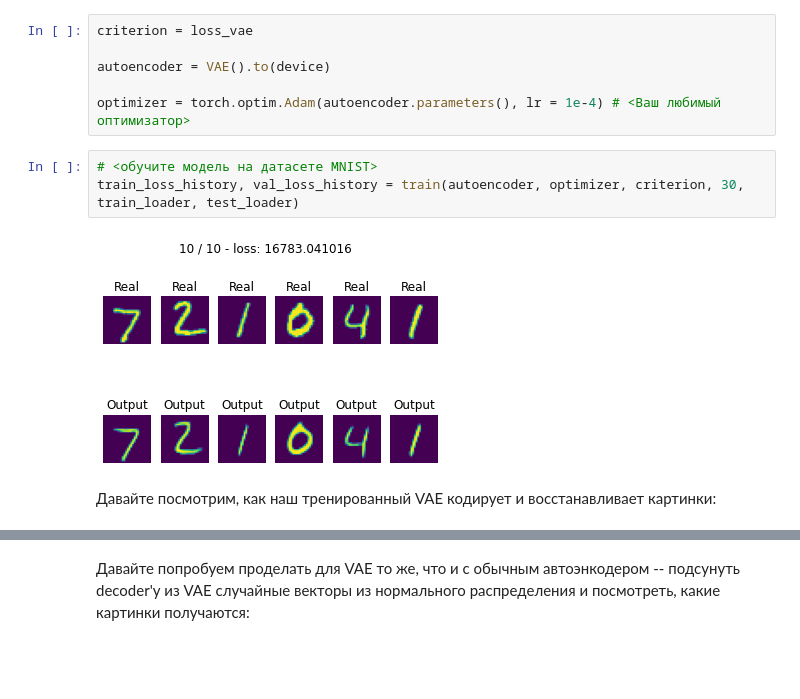
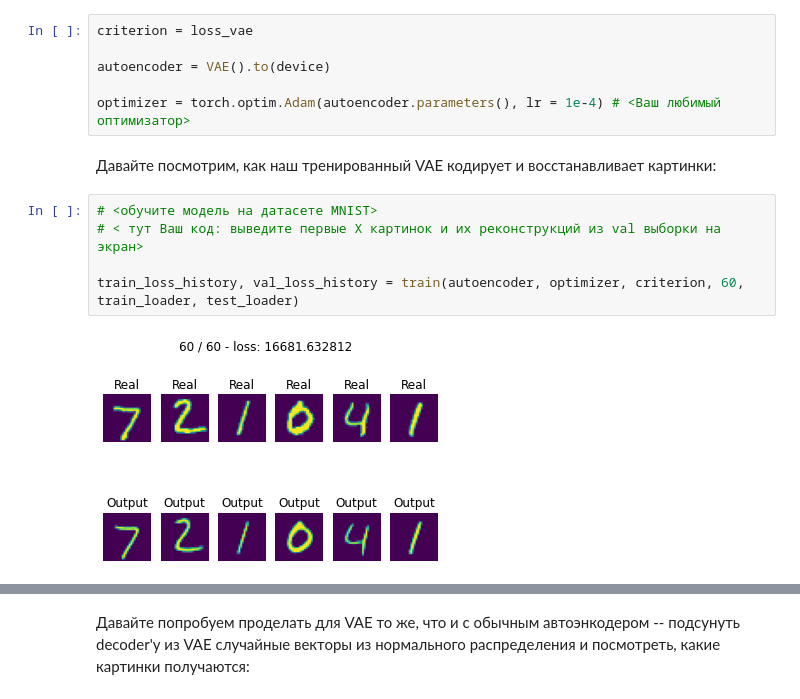
Before and after one commit to protaxY/DLS, a Jupyter notebook: [hw]autoencoders.ipynb, the cells around one changed output, grey strips where cells are left out. Saved outputs shown, nothing was run; the diff lists cells and outputs as text; blank space fills up the shorter version.

```diff
--- a/[hw]autoencoders.ipynb
+++ b/[hw]autoencoders.ipynb
@@ -590,10 +612,12 @@ criterion = loss_vae
 autoencoder = VAE().to(device)
 
 optimizer = torch.optim.Adam(autoencoder.parameters(), lr = 1e-4) # <Ваш любимый оптимизатор>
-# %%
-# <обучите модель на датасете MNIST>
-train_loss_history, val_loss_history = train(autoencoder, optimizer, criterion, 30, train_loader, test_loader)
-# %% [output]
-[figure, removed]
 # %% [markdown]
 Давайте посмотрим, как наш тренированный VAE кодирует и восстанавливает картинки:
+# %%
+# <обучите модель на датасете MNIST>
+# < тут Ваш код: выведите первые Х картинок и их реконструкций из val выборки на экран>
+
+train_loss_history, val_loss_history = train(autoencoder, optimizer, criterion, 60, train_loader, test_loader)
+# %% [output]
+[figure, added]
```
Also changed, not shown: parts of 17 cells of this notebook.
